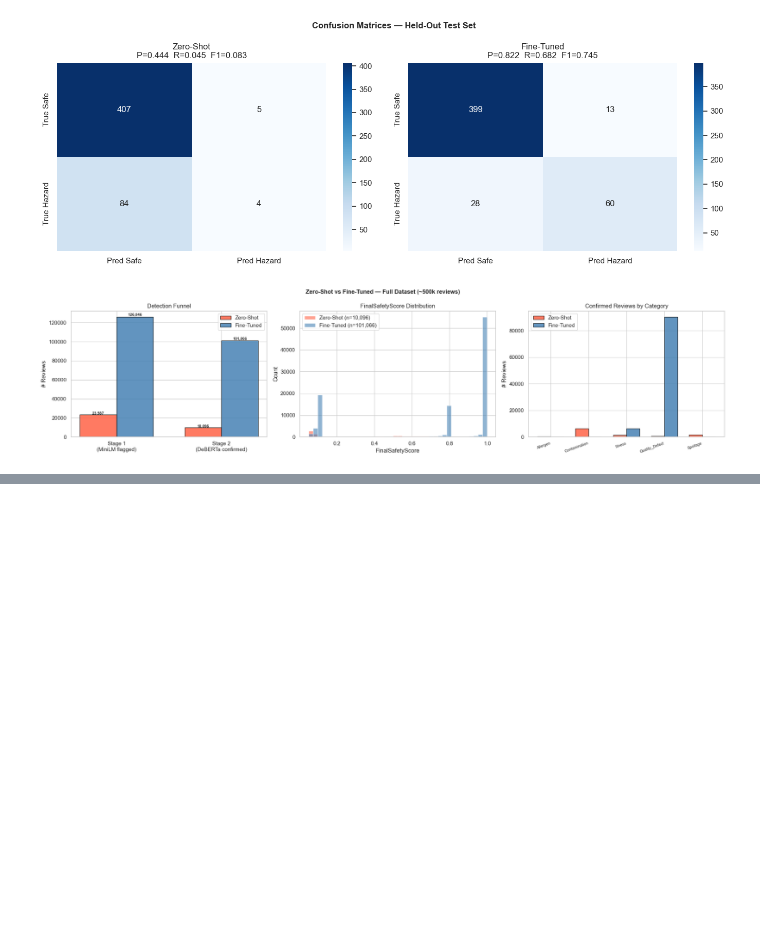
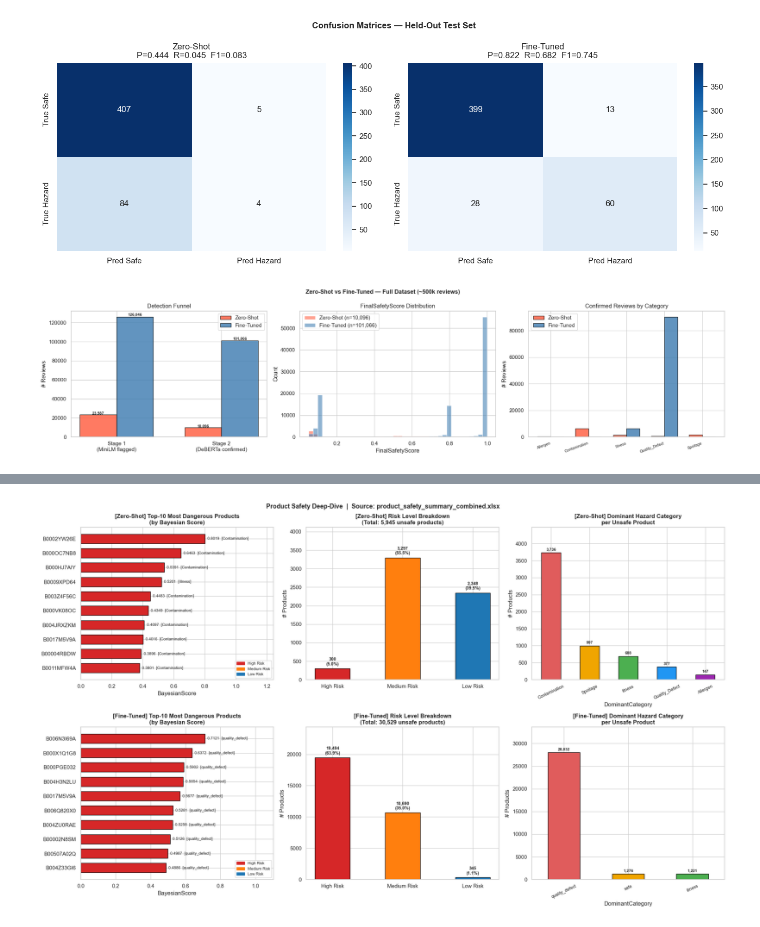
Before and after one commit to clickbytedev/bigdata-amazon-food-review, a Jupyter notebook: food_safety_pipeline_v2.ipynb, the cells around one changed output, grey strips where cells are left out. Cells and saved outputs as stored; diff of their text form; code cells hidden in the pictures; blank space fills up the shorter version.

Commit message:
add insights and visualizations

```diff
--- a/food_safety_pipeline_v2.ipynb
+++ b/food_safety_pipeline_v2.ipynb
@@ -1839,3 +1839,98 @@ plt.tight_layout()
 plt.show()
 # %% [output]
 [figure]
+# %%
+# ── 8b  Top-10 Most Dangerous Products + Risk Level Breakdown ─────────
+# Reads directly from the exported product_safety_summary_combined.xlsx
+
+_prod_file = os.path.join(CONFIG['output_dir'], 'product_safety_summary_combined.xlsx')
+_sheets    = {}
+try:
+    _xl = pd.ExcelFile(_prod_file)
+    for _sh in _xl.sheet_names:
+        _sheets[_sh] = pd.read_excel(_xl, sheet_name=_sh)
+    print(f'Loaded sheets: {list(_sheets.keys())}')
+except FileNotFoundError:
+    print(f'[SKIP] {_prod_file} not found — run Section 8 first.')
+
+if _sheets:
+    from matplotlib.patches import Patch
+
+    _RISK_ORDER  = ['High Risk', 'Medium Risk', 'Low Risk']
+    _RISK_COLORS = {'High Risk': '#d62728', 'Medium Risk': '#ff7f0e', 'Low Risk': '#1f77b4'}
+    _CAT_PALETTE = ['#e05c5c', '#f0a500', '#4caf50', '#2196f3', '#9c27b0', '#607d8b']
+
+    _n_sheets = len(_sheets)
+    fig, axes = plt.subplots(_n_sheets, 3, figsize=(20, 6 * _n_sheets))
+    if _n_sheets == 1:
+        axes = [axes]
+
+    for _row_idx, (_sheet_name, _df) in enumerate(_sheets.items()):
+        _ax_top, _ax_risk, _ax_cat = axes[_row_idx]
+        _pipeline_label = 'Zero-Shot' if 'ZS' in _sheet_name else 'Fine-Tuned'
+
+        # ── Panel 1: Top-10 Most Dangerous Products ───────────────────
+        _top10  = _df.nlargest(10, 'BayesianScore').copy()
+        _labels = _top10['ProductId'].astype(str).str[:14]
+        _colors_top = [_RISK_COLORS.get(r, '#888') for r in _top10['RiskLevel']]
+        _bars = _ax_top.barh(_labels[::-1].values, _top10['BayesianScore'][::-1].values,
+                             color=_colors_top[::-1], edgecolor='black', height=0.65)
+        _x_max = _top10['BayesianScore'].max()
+        for _b, (_i, _row) in zip(_bars, _top10[::-1].iterrows()):
+            _ax_top.text(_b.get_width() + _x_max * 0.02,
+                         _b.get_y() + _b.get_height() / 2,
+                         f'{_row["BayesianScore"]:.4f}  [{_row["DominantCategory"]}]',
+                         va='center', fontsize=8)
+        _ax_top.set_xlim(0, _x_max * 1.55)
+        _ax_top.set_title(f'[{_pipeline_label}] Top-10 Most Dangerous Products\n(by Bayesian Score)',
+                          fontweight='bold')
+        _ax_top.set_xlabel('BayesianScore')
+        _ax_top.legend(handles=[Patch(color=_RISK_COLORS[r], label=r) for r in _RISK_ORDER],
+                       fontsize=8, loc='lower right')
+
+        # ── Panel 2: Risk Level Counts ────────────────────────────────
+        _risk_counts = _df['RiskLevel'].value_counts().reindex(_RISK_ORDER, fill_value=0)
+        _risk_total  = _risk_counts.sum()
+        _risk_bars   = _ax_risk.bar(_RISK_ORDER, _risk_counts.values,
+                                    color=[_RISK_COLORS[r] for r in _RISK_ORDER],
+                                    edgecolor='black', width=0.5)
+        for _b, _cnt in zip(_risk_bars, _risk_counts.values):
+            _ax_risk.text(_b.get_x() + _b.get_width() / 2,
+                          _b.get_height() + _risk_total * 0.01,
+                          f'{_cnt:,}\n({_cnt / max(_risk_total, 1):.1%})',
+                          ha='center', va='bottom', fontsize=9, fontweight='bold')
+        _ax_risk.set_title(f'[{_pipeline_label}] Risk Level Breakdown\n'
+                           f'(Total: {_risk_total:,} unsafe products)', fontweight='bold')
+        _ax_risk.set_ylabel('# Products')
+        _ax_risk.set_ylim(0, _risk_counts.max() * 1.25)
+
+        # ── Panel 3: Dominant Category per Unsafe Product ─────────────
+        _cat_counts = _df['DominantCategory'].value_counts()
+        _cat_counts.plot(kind='bar', ax=_ax_cat,
+                         color=_CAT_PALETTE[:len(_cat_counts)],
+                         edgecolor='black', rot=25)
+        for _p in _ax_cat.patches:
+            _ax_cat.text(_p.get_x() + _p.get_width() / 2,
+                         _p.get_height() + _cat_counts.max() * 0.01,
+                         f'{int(_p.get_height()):,}',
+                         ha='center', va='bottom', fontsize=8, fontweight='bold')
+        _ax_cat.set_title(f'[{_pipeline_label}] Dominant Hazard Category\nper Unsafe Product',
+                          fontweight='bold')
+        _ax_cat.set_ylabel('# Products')
+        _ax_cat.set_ylim(0, _cat_counts.max() * 1.2)
+        _ax_cat.tick_params(axis='x', labelsize=9)
+
+    fig.suptitle('Product Safety Deep-Dive  |  Source: product_safety_summary_combined.xlsx',
+                 fontsize=13, fontweight='bold')
+    plt.tight_layout()
+    plt.show()
+
+    # ── Print risk summary table ──────────────────────────────────────
+    for _sheet_name, _df in _sheets.items():
+        _pipeline_label = 'Zero-Shot' if 'ZS' in _sheet_name else 'Fine-Tuned'
+        _risk_counts = _df['RiskLevel'].value_counts().reindex(_RISK_ORDER, fill_value=0)
+        print(f'\n[{_pipeline_label}] Risk Level Summary  (total unsafe products: {len(_df):,})')
+        for _r in _RISK_ORDER:
+            _cnt = int(_risk_counts[_r])
+            print(f'  {_r:<15}: {_cnt:>5,}  ({_cnt / max(len(_df), 1):.1%})')
+# %% [output]
@@ -1841,0 +1938 @@ plt.show()
+[figure, added]
```
Also changed, not shown: parts of 4 cells of this notebook.
